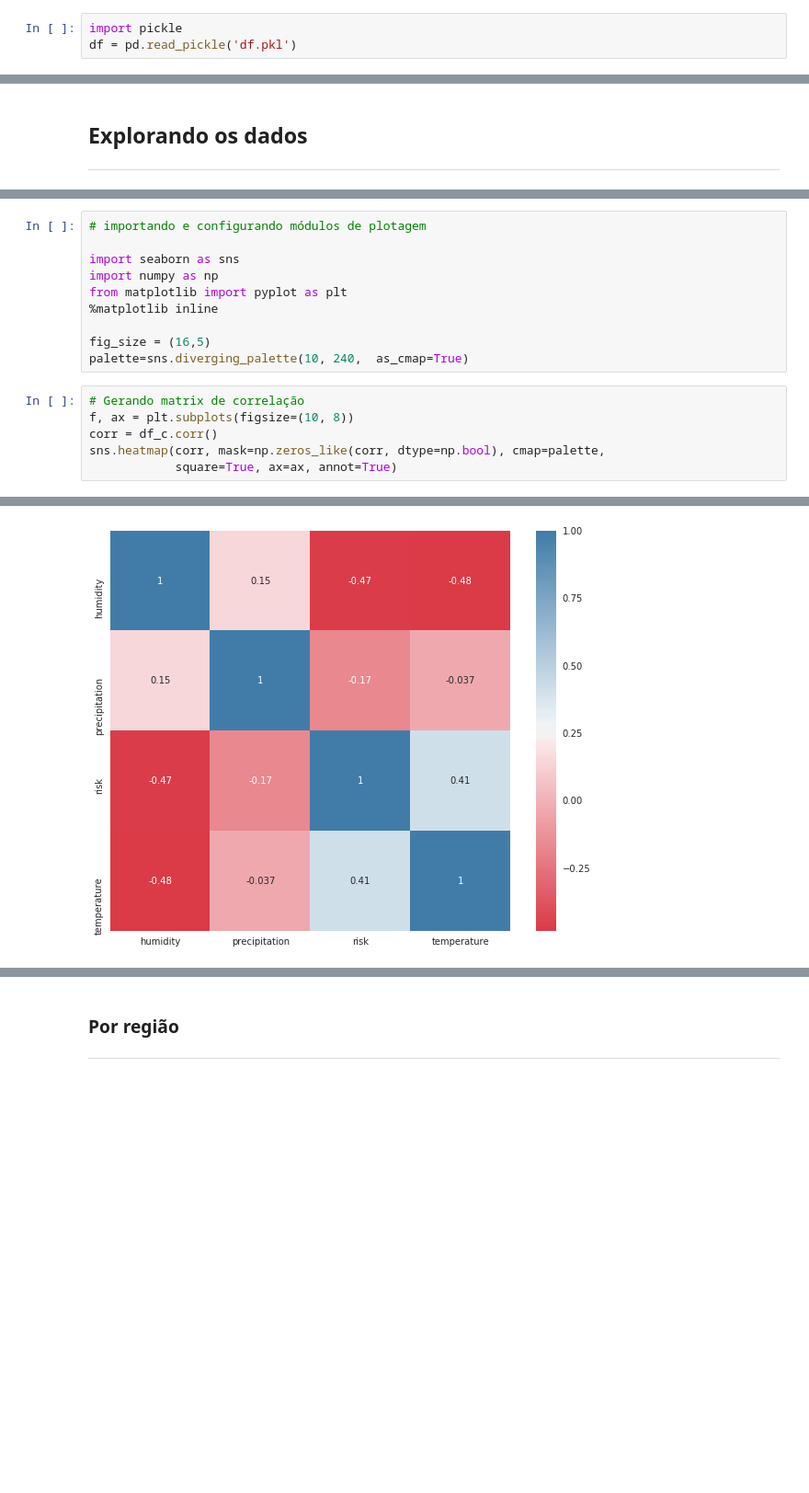
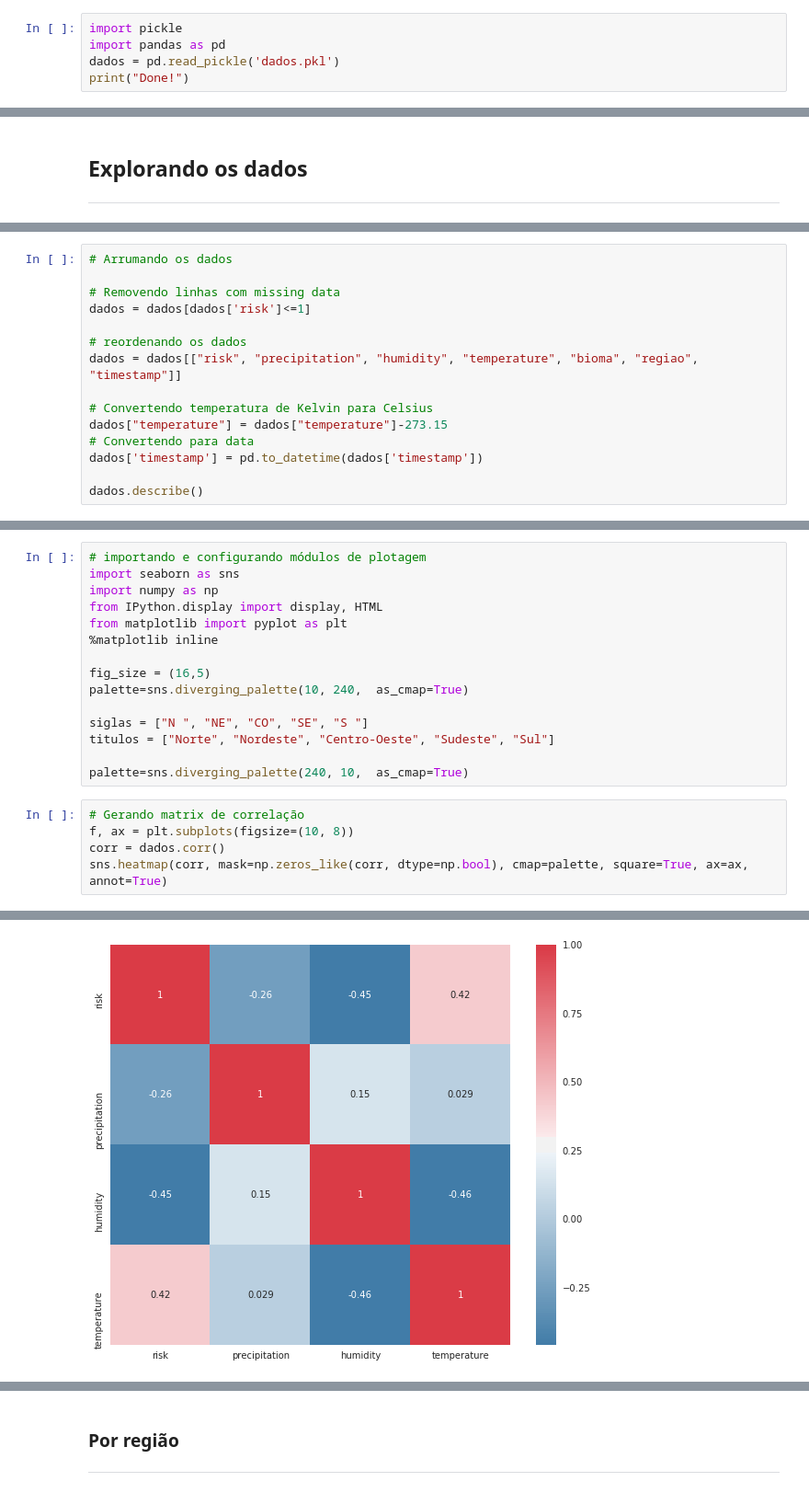
Before and after one commit to vconrado/cap-386, a Jupyter notebook: project/Analise.ipynb, the cells around one changed output, grey strips where cells are left out. Shown at 92% size. Saved outputs shown, nothing was run; the diff lists cells and outputs as text; blank space fills up the shorter version.

```diff
--- a/project/Analise.ipynb
+++ b/project/Analise.ipynb
@@ -65,3 +74,5 @@ print("Done!")
 # %%
 import pickle
-df = pd.read_pickle('df.pkl')
+import pandas as pd
+dados = pd.read_pickle('dados.pkl')
+print("Done!")
@@ -100,0 +98,15 @@ df_c.describe()
+# %%
+# Arrumando os dados
+
+# Removendo linhas com missing data
+dados = dados[dados['risk']<=1]
+
+# reordenando os dados
+dados = dados[["risk", "precipitation", "humidity", "temperature", "bioma", "regiao", "timestamp"]]
+
+# Convertendo temperatura de Kelvin para Celsius
+dados["temperature"] = dados["temperature"]-273.15
+# Convertendo para data
+dados['timestamp'] = pd.to_datetime(dados['timestamp'])
+
+dados.describe()
@@ -101,21 +123,25 @@ df_c.describe()
 # %%
 # importando e configurando módulos de plotagem
-
 import seaborn as sns
 import numpy as np
+from IPython.display import display, HTML
 from matplotlib import pyplot as plt
 %matplotlib inline
 
 fig_size = (16,5)
 palette=sns.diverging_palette(10, 240,  as_cmap=True)
+
+siglas = ["N ", "NE", "CO", "SE", "S "]
+titulos = ["Norte", "Nordeste", "Centro-Oeste", "Sudeste", "Sul"]
+
+palette=sns.diverging_palette(240, 10,  as_cmap=True)
 # %%
 # Gerando matrix de correlação
 f, ax = plt.subplots(figsize=(10, 8))
-corr = df_c.corr()
-sns.heatmap(corr, mask=np.zeros_like(corr, dtype=np.bool), cmap=palette,
-            square=True, ax=ax, annot=True)
+corr = dados.corr()
+sns.heatmap(corr, mask=np.zeros_like(corr, dtype=np.bool), cmap=palette, square=True, ax=ax, annot=True)
 # %% [output]
 <matplotlib.axes._subplots.AxesSubplot at 0x...>
-[figure, old version]
+[figure, new version]
 # %%
 # Gerando scatterplot matrix
```
Also changed, not shown: parts of 31 cells of this notebook.
